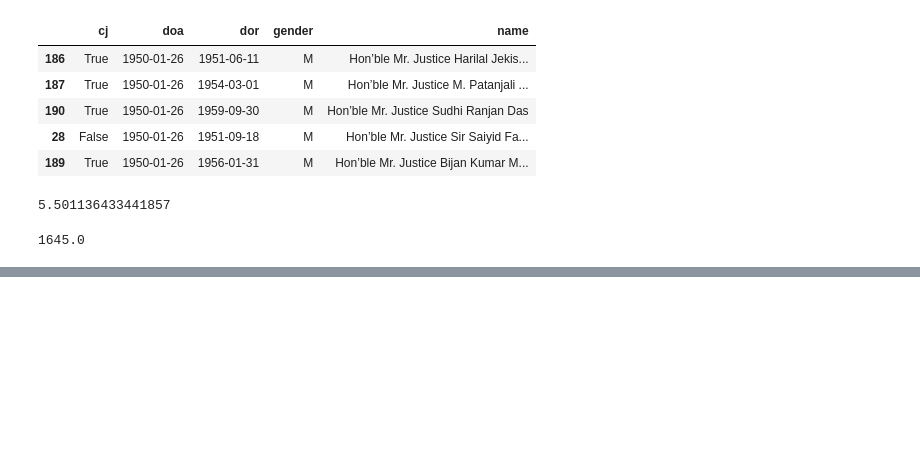
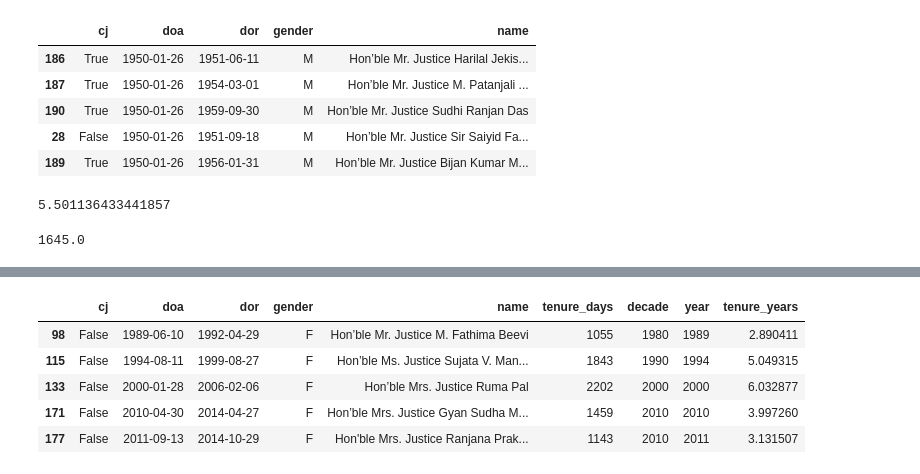
Before and after one commit to jaidevd/faciendum, a Jupyter notebook: exploration.ipynb, the cells around one changed output, grey strips where cells are left out. Cells and saved outputs as stored; diff of their text form; code cells hidden in the pictures; blank space fills up the shorter version.

```diff
--- a/exploration.ipynb
+++ b/exploration.ipynb
@@ -92,0 +65,9 @@ cj_tenures.mean() / 365
+# %%
+females.head()
+# %% [output]
+|  | cj | doa | dor | gender | name | tenure_days | decade | year | tenure_years |
+| 98 | False | 1989-06-10 | 1992-04-29 | F | Hon’ble Mr. Justice M. Fathima Beevi | 1055 | 1980 | 1989 | 2.890411 |
+| 115 | False | 1994-08-11 | 1999-08-27 | F | Hon’ble Ms. Justice Sujata V. Man... | 1843 | 1990 | 1994 | 5.049315 |
+| 133 | False | 2000-01-28 | 2006-02-06 | F | Hon’ble Mrs. Justice Ruma Pal | 2202 | 2000 | 2000 | 6.032877 |
+| 171 | False | 2010-04-30 | 2014-04-27 | F | Hon’ble Mrs. Justice Gyan Sudha M... | 1459 | 2010 | 2010 | 3.997260 |
+| 177 | False | 2011-09-13 | 2014-10-29 | F | Hon'ble Mrs. Justice Ranjana Prak... | 1143 | 2010 | 2011 | 3.131507 |
```
Also changed, not shown: parts of 14 cells of this notebook.
